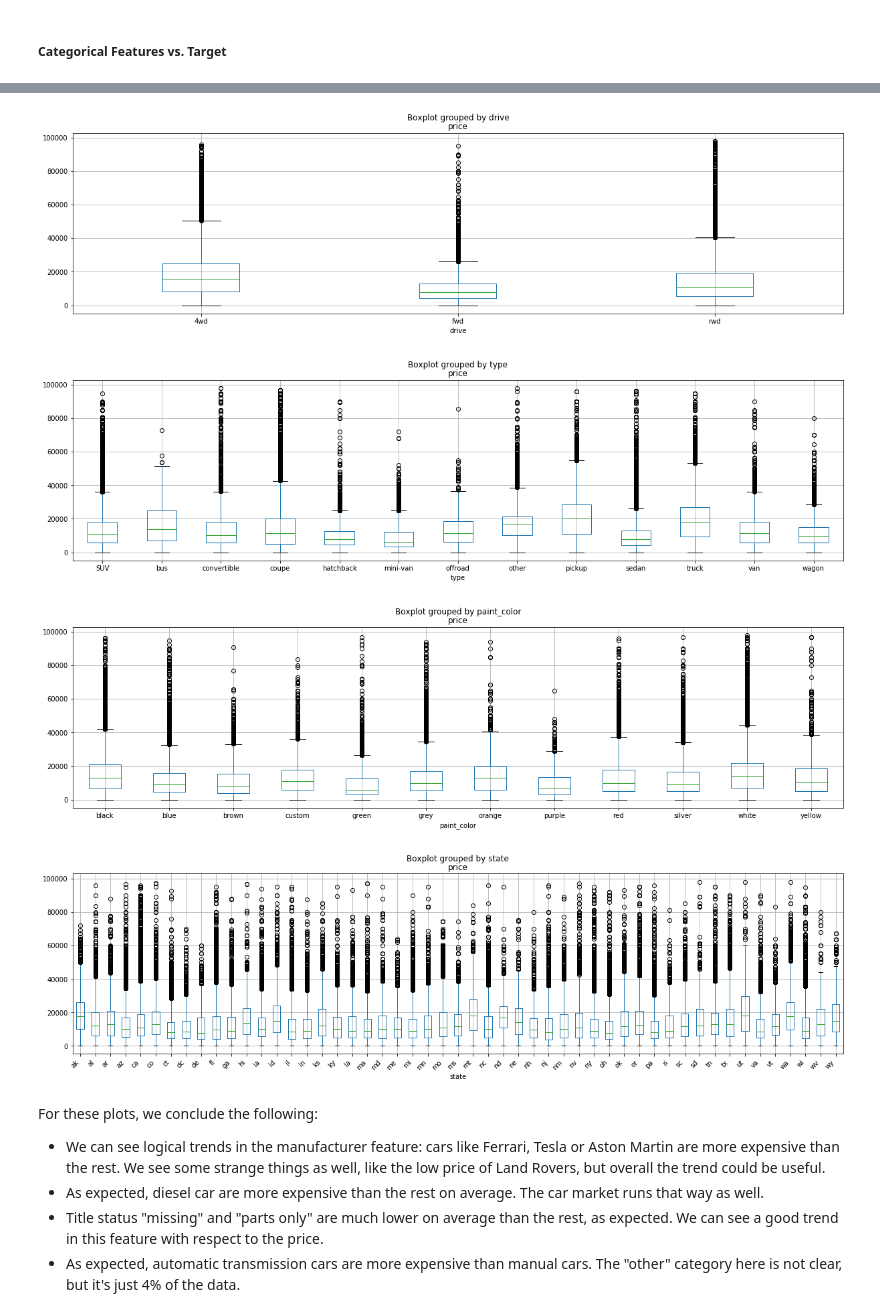
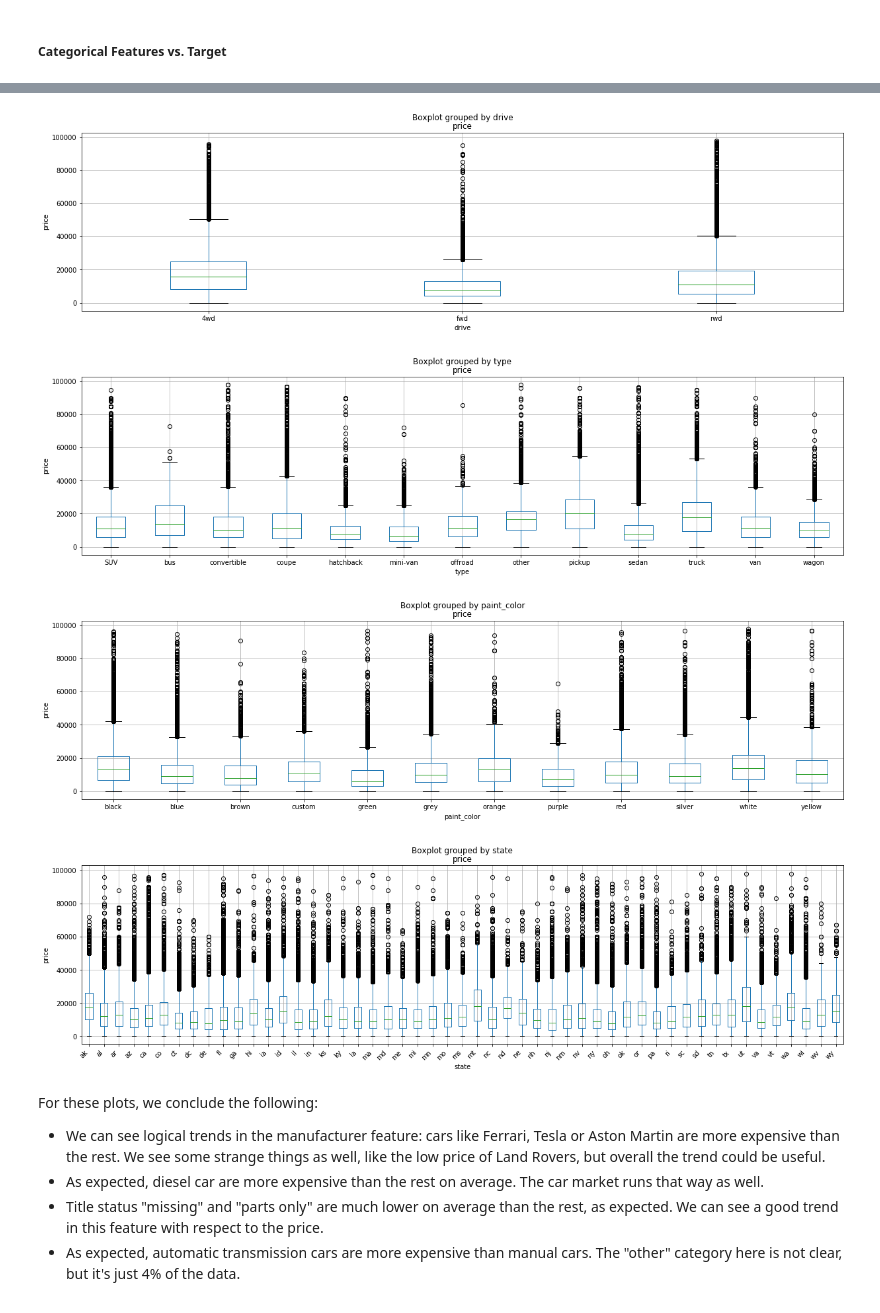
Before and after one commit to AppliedML2020/assignment-3-tomas-larrain, a Jupyter notebook: hw-3.ipynb, the cells around one changed output, grey strips where cells are left out. Saved outputs shown, nothing was run; the diff lists cells and outputs as text; code cells hidden in the pictures.

```diff
--- a/hw-3.ipynb
+++ b/hw-3.ipynb
@@ -178,5 +180,6 @@ Let's visualize the target response to these ordinal features to see if there is
 # For each ordinal feature...
 for feature in ordinal_features:
     # Create a box plot for this feature vs. target
-    vehicle_data.loc[valid_price_rows, :].boxplot(column='price', by=feature, figsize=(10, 5))
+    ax = vehicle_data.loc[valid_price_rows, :].boxplot(column='price', by=feature, figsize=(10, 5))
+    ax.set_ylabel('price')
 # %% [output]
@@ -208,4 +211,5 @@ for feature in low_card_features:
     ax = vehicle_data.loc[valid_price_rows, :].boxplot(column='price', by=feature, figsize=(20, 5))
     if len(ax.get_xticklabels()) > 40:
         ax.set_xticklabels(ax.get_xticklabels(), rotation=45, ha='right')
+    ax.set_ylabel('price')
 # %% [output]
@@ -216,7 +220,7 @@ for feature in low_card_features:
-[figure, old version]
+[figure, new version]
-[figure, old version]
+[figure, new version]
-[figure, old version]
+[figure, new version]
-[figure, old version]
+[figure, new version]
 # %% [markdown]
 For these plots, we conclude the following:
 - We can see logical trends in the manufacturer feature: cars like Ferrari, Tesla or Aston Martin are more expensive than the rest. We see some strange things as well, like the low price of Land Rovers, but overall the trend could be useful.
```
Also changed, not shown: parts of 51 cells of this notebook.
